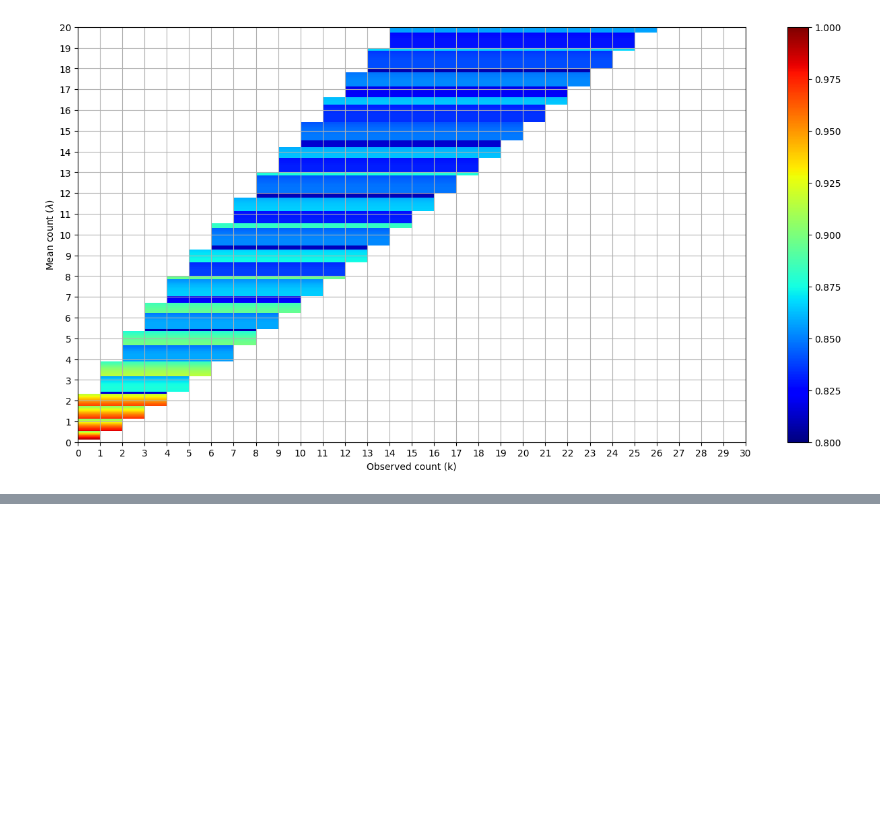
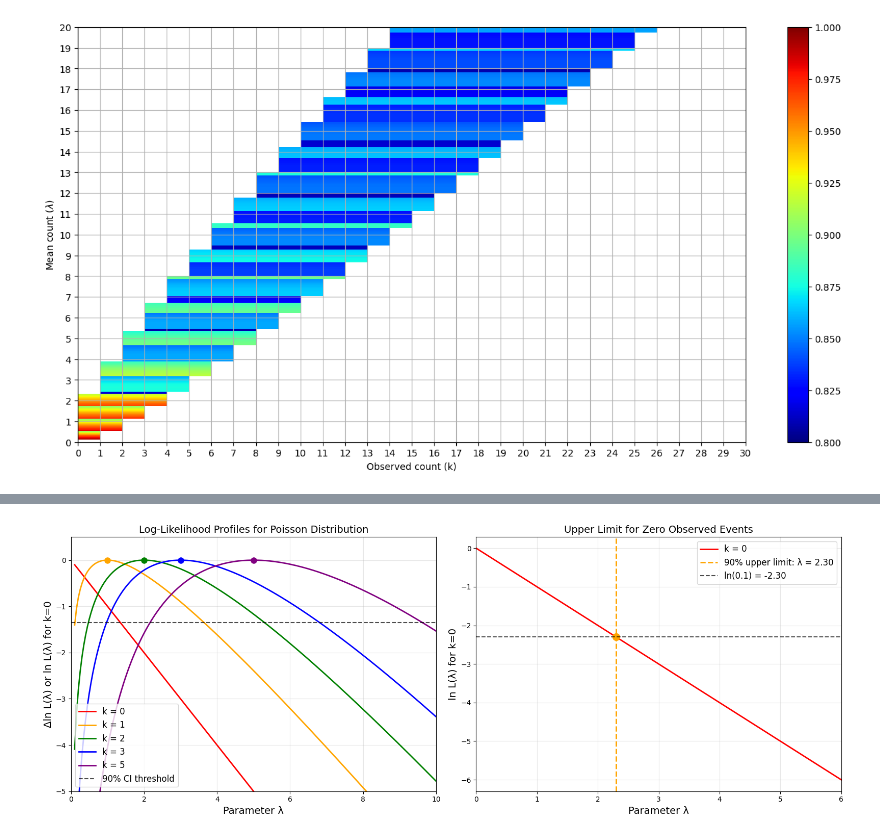
Before and after one commit to p-parkinson/intro_data_science, a Jupyter notebook: Chapter 9/Chapter 9.ipynb, the cells around one changed output, grey strips where cells are left out. Cells and saved outputs as stored; diff of their text form; code cells hidden in the pictures; blank space fills up the shorter version.

```diff
--- a/Chapter 9/Chapter 9.ipynb
+++ b/Chapter 9/Chapter 9.ipynb
@@ -908,0 +1071,97 @@ plt.show()
+# %%
+def poisson_log_likelihood(k: int, lam: float) -> float:
+    """
+    Calculate the log-likelihood for a Poisson distribution.
+
+    Args:
+        k: Number of events observed
+        lam: Rate parameter λ
+
+    Returns:
+        Log-likelihood value (excluding constant term)
+    """
+    if lam <= 0:
+        return -np.inf
+    if k == 0:
+        return -lam
+    return -lam + k * np.log(lam)
+
+# Create visualization showing likelihood profiles for different k values
+fig, (ax1, ax2) = plt.subplots(1, 2, figsize=(16, 6))
+
+# Range of lambda values to plot
+lambda_values = np.linspace(0.1, 10, 200)
+
+# Plot for different observed counts
+k_values = [0, 1, 2, 3, 5]
+colors = ['red', 'orange', 'green', 'blue', 'purple']
+
+for k, color in zip(k_values, colors):
+    # Calculate log-likelihood
+    log_L = np.array([poisson_log_likelihood(k, lam) for lam in lambda_values])
+
+    # For k>0, normalize to the MLE
+    if k > 0:
+        log_L_max = poisson_log_likelihood(k, k)
+        delta_log_L = log_L - log_L_max
+    else:
+        # For k=0, show absolute log-likelihood (no maximum to normalize to)
+        delta_log_L = log_L
+        log_L_max = 0  # Not used for k=0
+
+    ax1.plot(lambda_values, delta_log_L, color=color, linewidth=2, label=f'k = {k}')
+
+    # Mark MLE if k > 0
+    if k > 0:
+        ax1.plot(k, 0, 'o', color=color, markersize=8)
+
+# Add 90% threshold for k>0 cases
+ax1.axhline(-1.35, color='black', linestyle='--', linewidth=1.5,
+            label='90% CI threshold', alpha=0.7)
+
+ax1.set_xlabel('Parameter λ', fontsize=14)
+ax1.set_ylabel('Δln L(λ) or ln L(λ) for k=0', fontsize=14)
+ax1.set_title('Log-Likelihood Profiles for Poisson Distribution', fontsize=14)
+ax1.grid(True, alpha=0.3)
+ax1.legend(fontsize=12)
+ax1.set_ylim([-5, 0.5])
+ax1.set_xlim([0, 10])
+
+# Right plot: Focus on k=0 case showing upper limit
+lambda_values_zoom = np.linspace(0.01, 6, 200)
+log_L_k0 = np.array([poisson_log_likelihood(0, lam) for lam in lambda_values_zoom])
+
+ax2.plot(lambda_values_zoom, log_L_k0, 'r-', linewidth=2, label='k = 0')
+
+# Mark the 90% upper limit
+# P(k=0|λ) = exp(-λ) = 0.1 for 90% CL → λ = -ln(0.1) ≈ 2.3
+lambda_upper_90 = -np.log(0.1)
+log_L_at_upper = poisson_log_likelihood(0, lambda_upper_90)
+
+ax2.axvline(lambda_upper_90, color='orange', linestyle='--', linewidth=2,
+            label=f'90% upper limit: λ = {lambda_upper_90:.2f}')
+ax2.plot(lambda_upper_90, log_L_at_upper, 'o', color='orange', markersize=10)
+
+# Add threshold line
+threshold_value = np.log(0.1)  # log of probability for 90% CL
+ax2.axhline(threshold_value, color='black', linestyle='--', linewidth=1.5,
+            label=f'ln(0.1) = {threshold_value:.2f}', alpha=0.7)
+
+ax2.set_xlabel('Parameter λ', fontsize=14)
+ax2.set_ylabel('ln L(λ) for k=0', fontsize=14)
+ax2.set_title('Upper Limit for Zero Observed Events', fontsize=14)
+ax2.grid(True, alpha=0.3)
+ax2.legend(fontsize=12)
+ax2.set_xlim([0, 6])
+
+plt.tight_layout()
+plt.show()
+
+print(f"For k=0 (no events observed):")
+print(f"  90% upper limit: λ₊ = {lambda_upper_90:.2f}")
+print(f"  95% upper limit: λ₊ = {-np.log(0.05):.2f}")
+print(f"  99% upper limit: λ₊ = {-np.log(0.01):.2f}")
+print(f"\nThe k=0 case shows why upper limits are natural when the MLE")
+print(f"lies at the boundary of the parameter space.")
+# %% [output]
+[figure, added]
```
Also changed, not shown: parts of 9 cells of this notebook.
